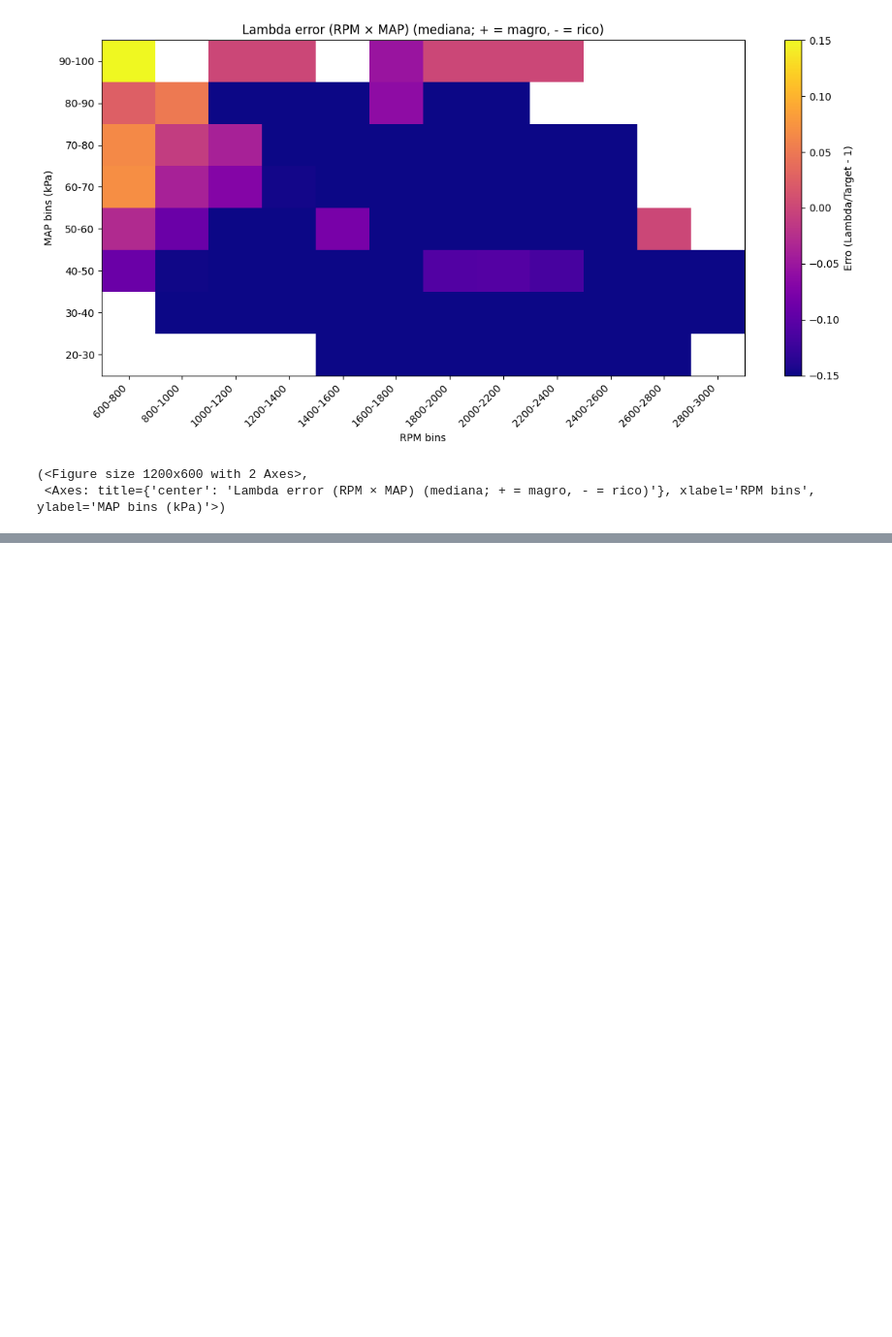
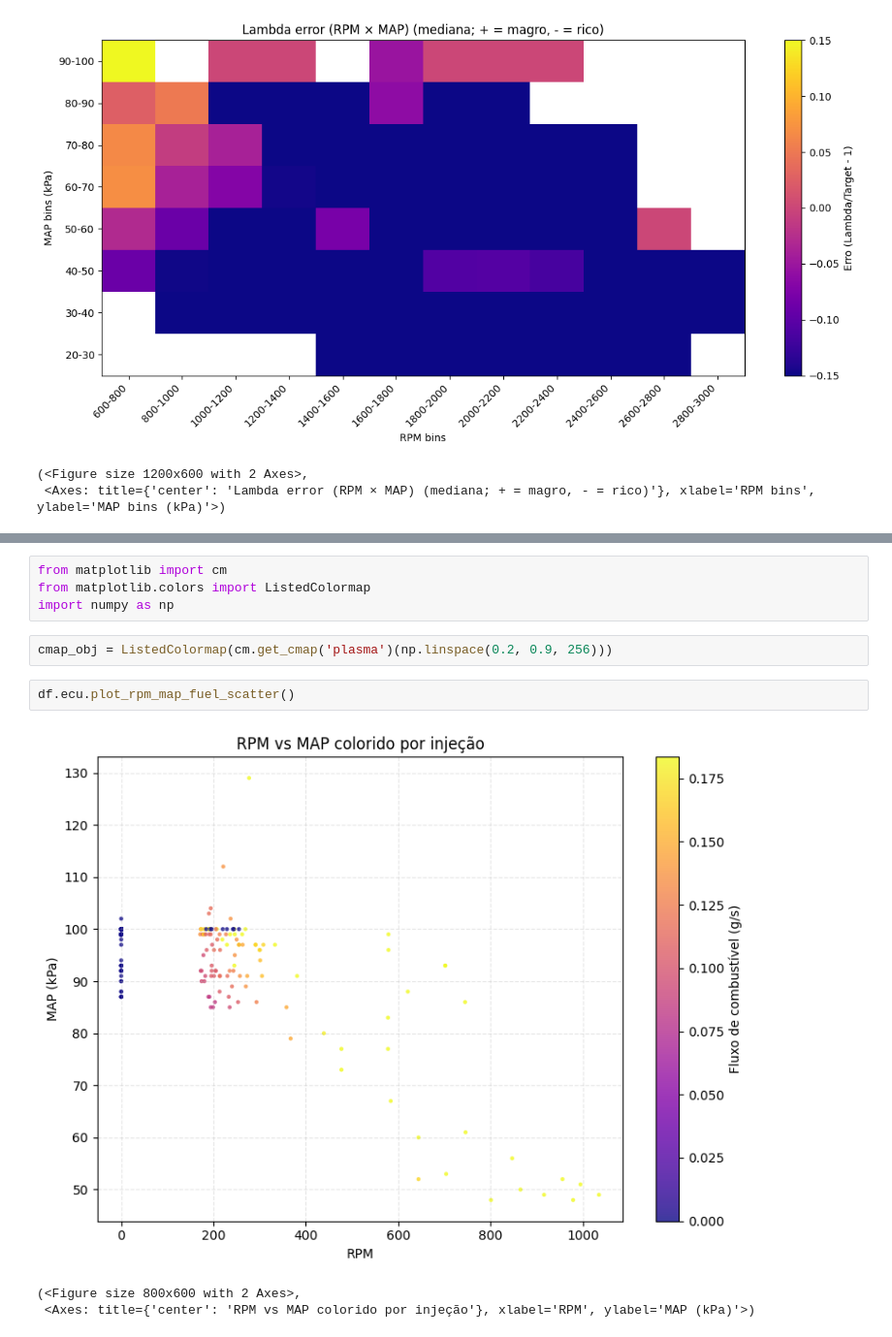
Before and after one commit to Schwarzam/tokyodrift, a Jupyter notebook: dev.ipynb, the cells around one changed output, grey strips where cells are left out. Shown at 97% size. Drawn from its saved outputs; the diff is of its cells as text; blank space fills up the shorter version.

```diff
--- a/dev.ipynb
+++ b/dev.ipynb
@@ -82,0 +93,12 @@ df
+# %%
+from matplotlib import cm
+from matplotlib.colors import ListedColormap
+import numpy as np
+# %%
+cmap_obj = ListedColormap(cm.get_cmap('plasma')(np.linspace(0.2, 0.9, 256)))
+# %%
+df.ecu.plot_rpm_map_fuel_scatter()
+# %% [output]
+[figure, added]
+(<Figure size 800x600 with 2 Axes>,
+ <Axes: title={'center': 'RPM vs MAP colorido por injeção'}, xlabel='RPM', ylabel='MAP (kPa)'>)
```
Also changed, not shown: parts of 8 cells of this notebook, 1 other file.
